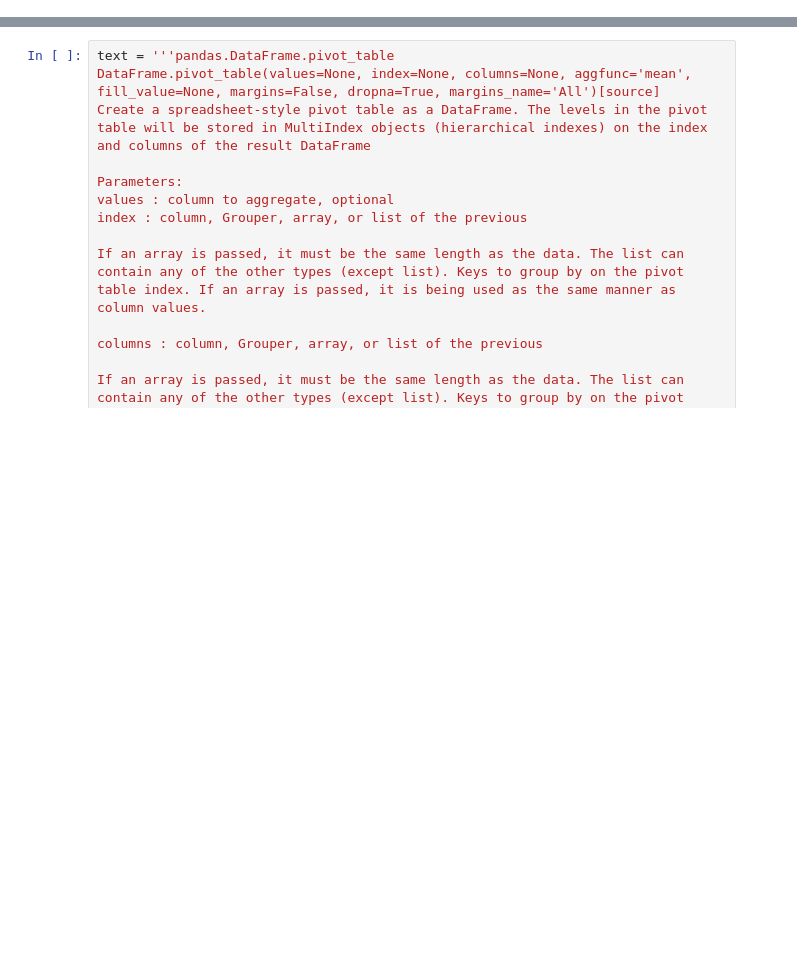
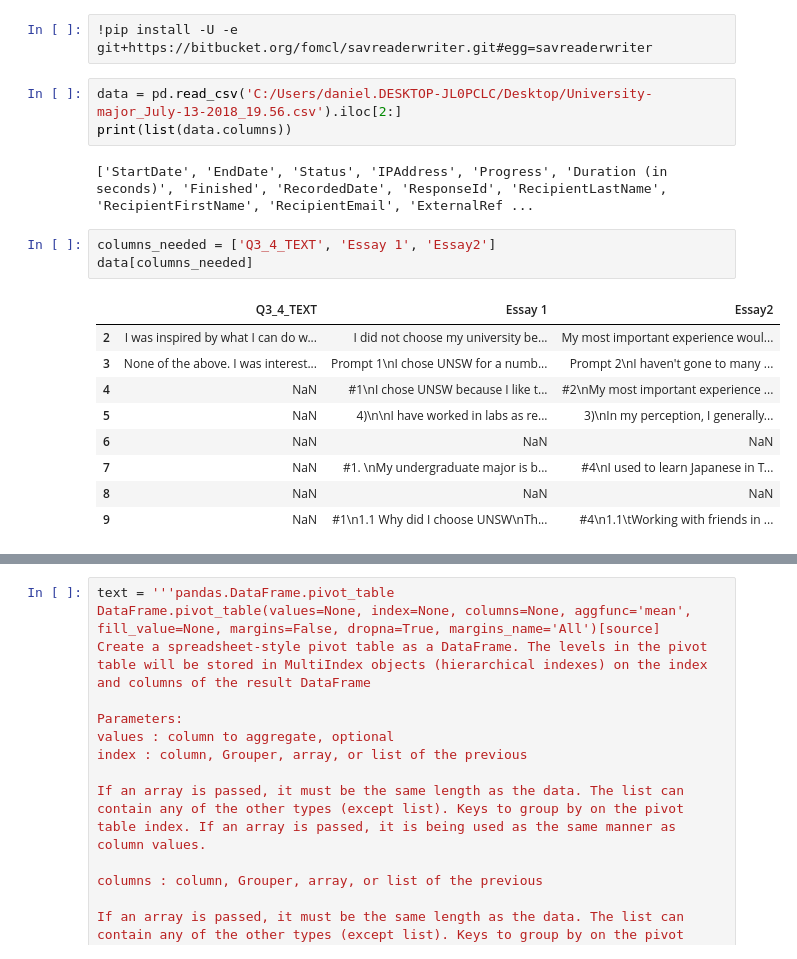
Before and after one commit to danielhanchen/UNSW_2025_Degree_Recommendation, a Jupyter notebook: UNI_MAJOR.ipynb, the cells around one changed output, grey strips where cells are left out. Saved outputs shown, nothing was run; the diff lists cells and outputs as text; blank space fills up the shorter version.

```diff
--- a/UNI_MAJOR.ipynb
+++ b/UNI_MAJOR.ipynb
@@ -86,0 +121,20 @@ class Tone():
+# %%
+!pip install -U -e git+https://bitbucket.org/fomcl/savreaderwriter.git#egg=savreaderwriter
+# %%
+data = pd.read_csv('C:/Users/daniel.DESKTOP-JL0PCLC/Desktop/University-major_July-13-2018_19.56.csv').iloc[2:]
+print(list(data.columns))
+# %% [output]
+['StartDate', 'EndDate', 'Status', 'IPAddress', 'Progress', 'Duration (in seconds)', 'Finished', 'RecordedDate', 'ResponseId', 'RecipientLastName', 'RecipientFirstName', 'RecipientEmail', 'ExternalRef ...
+# %%
+columns_needed = ['Q3_4_TEXT', 'Essay 1', 'Essay2']
+data[columns_needed]
+# %% [output]
+|  | Q3_4_TEXT | Essay 1 | Essay2 |
+| 2 | I was inspired by what I can do w... | I did not choose my university be... | My most important experience woul... |
+| 3 | None of the above. I was interest... | Prompt 1\nI chose UNSW for a numb... | Prompt 2\nI haven't gone to many ... |
+| 4 | NaN | #1\nI chose UNSW because I like t... | #2\nMy most important experience ... |
+| 5 | NaN | 4)\n\nI have worked in labs as re... | 3)\nIn my perception, I generally... |
+| 6 | NaN | NaN | NaN |
+| 7 | NaN | #1. \nMy undergraduate major is b... | #4\nI used to learn Japanese in T... |
+| 8 | NaN | NaN | NaN |
+| 9 | NaN | #1\n1.1 Why did I choose UNSW\nTh... | #4\n1.1\tWorking with friends in ... |
```
Also changed, not shown: parts of 4 cells of this notebook.
